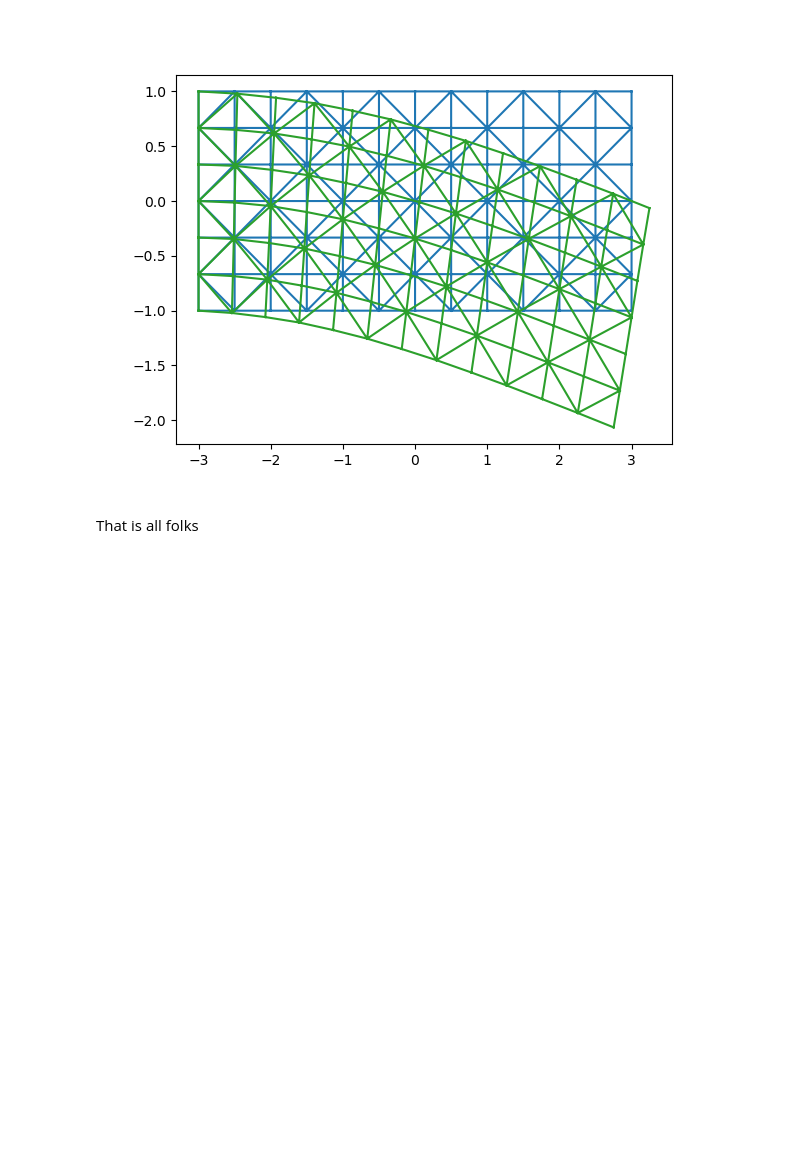
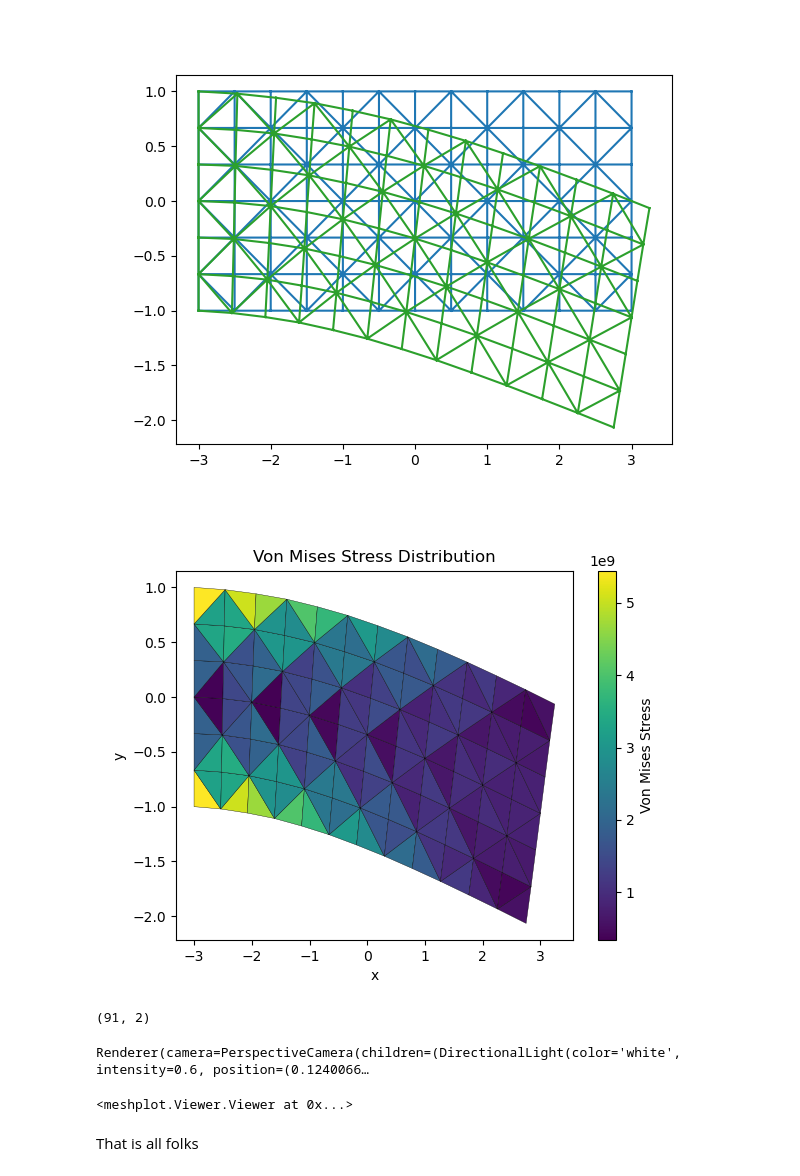
Before and after one commit to XaveryXavier/sim, a Jupyter notebook: week5.ipynb, the cells around one changed output. Cells and saved outputs as stored; diff of their text form; code cells hidden in the pictures; blank space fills up the shorter version.

Commit message:
stress computed and visualized

```diff
--- a/week5.ipynb
+++ b/week5.ipynb
@@ -157,8 +158,8 @@ N = len(V) # Total number of nodes in the mesh
 E = len(T) # Total number of triangles in the mesh
 
 Ke = np.zeros((6,E*6), dtype=np.float64)
+Be = np.zeros((E, 3, 6), dtype=np.float64)
 K  = np.zeros( (N*2,N*2), dtype=np.float64)
-
 # Compute the D (elasticity) matrix
 #
 # http://en.wikipedia.org/wiki/Young%27s_modulus
@@ -203,6 +204,9 @@ for e in range(E):
     B2 = np.array([[diff_jx, 0], [0, diff_jy], [diff_jy, diff_jx]])
     B3 = np.array([[diff_kx, 0], [0, diff_ky], [diff_ky, diff_kx]])
     B = np.block([B1, B2, B3])
-
+    Be[e, :, :] = B
     # TODO - Compute element stiffness matrix and store it in Ke array
     Ke[:, 6*e:6*e+6] = local_area*(B.T@(D@B))
+
+Be = np.array(Be)
+print(Be.shape)
@@ -273,6 +277,10 @@ for i in range(len(indices)):
     value = values[i]
 
     # TODO - add boundary conditions here
+    K[index, :] = 0
+    K[:, index] = 0
+    K[index, index] = 1
+    f[index] = value
 # %% [markdown]
 After having applied the boundary conditions we can now solve for the displacement field
 # %%
@@ -284,14 +315,43 @@ u[F] = np.linalg.solve(KFF, fF)
 # %% [markdown]
 From displacements we can compute the spatial deformed coordinates and visualize the deformed mesh.
 # %%
-x = V[:,0] + u[0:N]
-y = V[:,1] + u[N:2*N]
+V_deformed = np.zeros_like(V)
+V_deformed[:, 0] = V[:, 0] + u[0:N]
+V_deformed[:, 1] = V[:, 1] + u[N:2*N]
+
+# Compute von Mises stress for each triangle
+sigma_xx = triangle_stress[:, 0]
+sigma_yy = triangle_stress[:, 1]
+sigma_xy = triangle_stress[:, 2]
+von_mises = np.sqrt(sigma_xx**2 - sigma_xx*sigma_yy + sigma_yy**2 + 3*sigma_xy**2)
+
 
 fig = plt.figure()
 plt.triplot(V[:,0],V[:,1],T)
-plt.triplot(x,y,T)
+plt.triplot(V_deformed[:, 0], V_deformed[:, 1],T)
 plt.show()
 # %% [output]
 [figure]
+# %%
+triang = mtri.Triangulation(V_deformed[:,0], V_deformed[:,1], T)
+
+# Plot the von Mises stress per triangle
+plt.figure()
+tpc = plt.tripcolor(triang, facecolors=von_mises, edgecolors='k', cmap='viridis')
+plt.colorbar(tpc, label='Von Mises Stress')
+plt.title('Von Mises Stress Distribution')
+plt.xlabel('x')
+plt.ylabel('y')
+plt.show()
+# %% [output]
+[figure, added]
+# %%
+print(V_deformed.shape)
+# Visualize von Mises stress per triangle using meshplot
+mp.plot(V_deformed, T, von_mises, shading={"wireframe": True})
+# %% [output]
+(91, 2)
+Renderer(camera=PerspectiveCamera(children=(DirectionalLight(color='white', intensity=0.6, position=(0.1240066…
+<meshplot.Viewer.Viewer at 0x...>
 # %% [markdown]
 That is all folks
```
Also changed, not shown: parts of 4 cells of this notebook.
